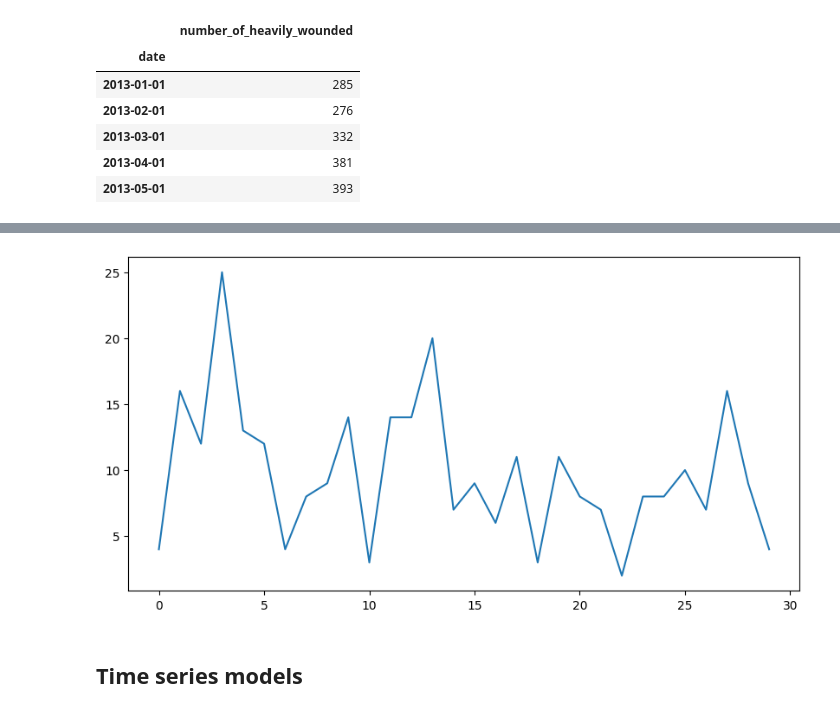
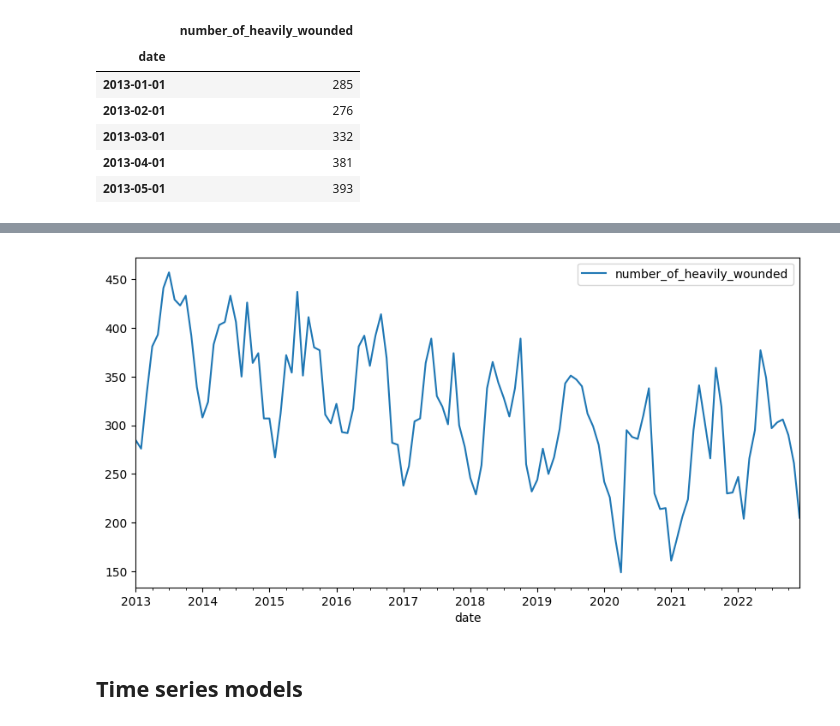
Before and after one commit to Vincent-Gielen/dsai-ex, a Jupyter notebook: Cheatsheet.ipynb, the cells around one changed output, grey strips where cells are left out. Cells and saved outputs as stored; diff of their text form; code cells hidden in the pictures.

```diff
--- a/Cheatsheet.ipynb
+++ b/Cheatsheet.ipynb
@@ -1724,7 +1798,7 @@ demand_ts.plot(marker='o')
 # %%
-demand_ts.plot( y='data', figsize=[10,5]);
+wounded_data.plot( y='number_of_heavily_wounded', figsize=[10,5]);
 # %% [output]
-[figure, old version]
+[figure, new version]
 # %% [markdown]
 ## Time series models
 # %% [markdown]
```
Also changed, not shown: parts of 51 cells of this notebook.
